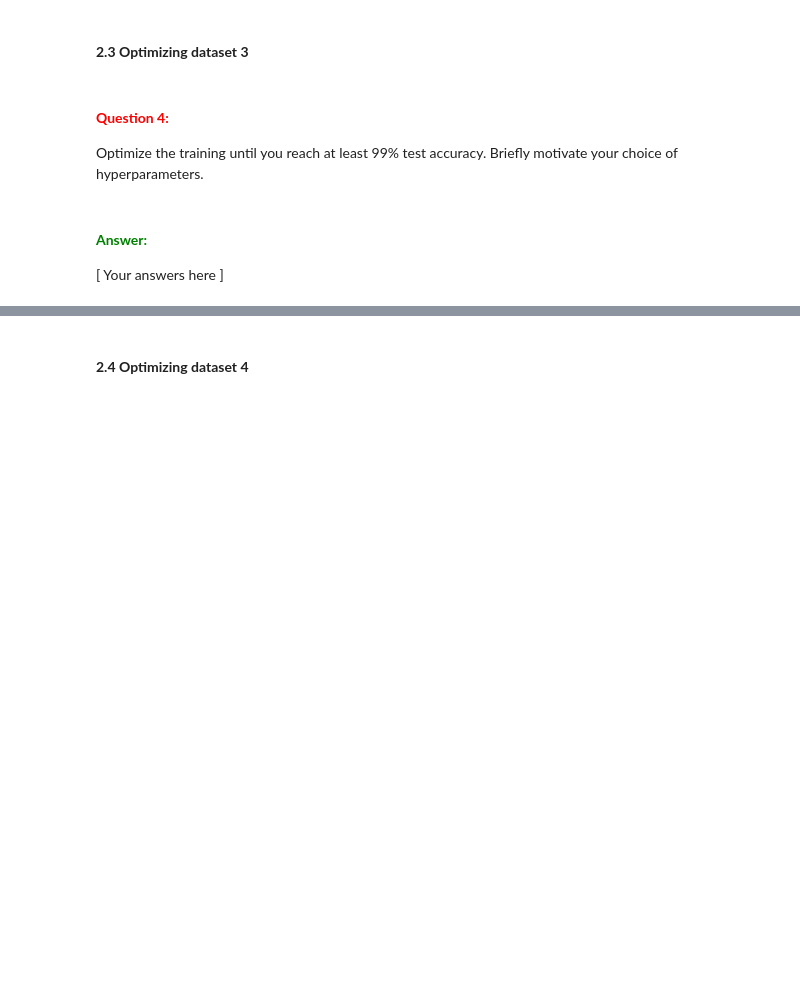
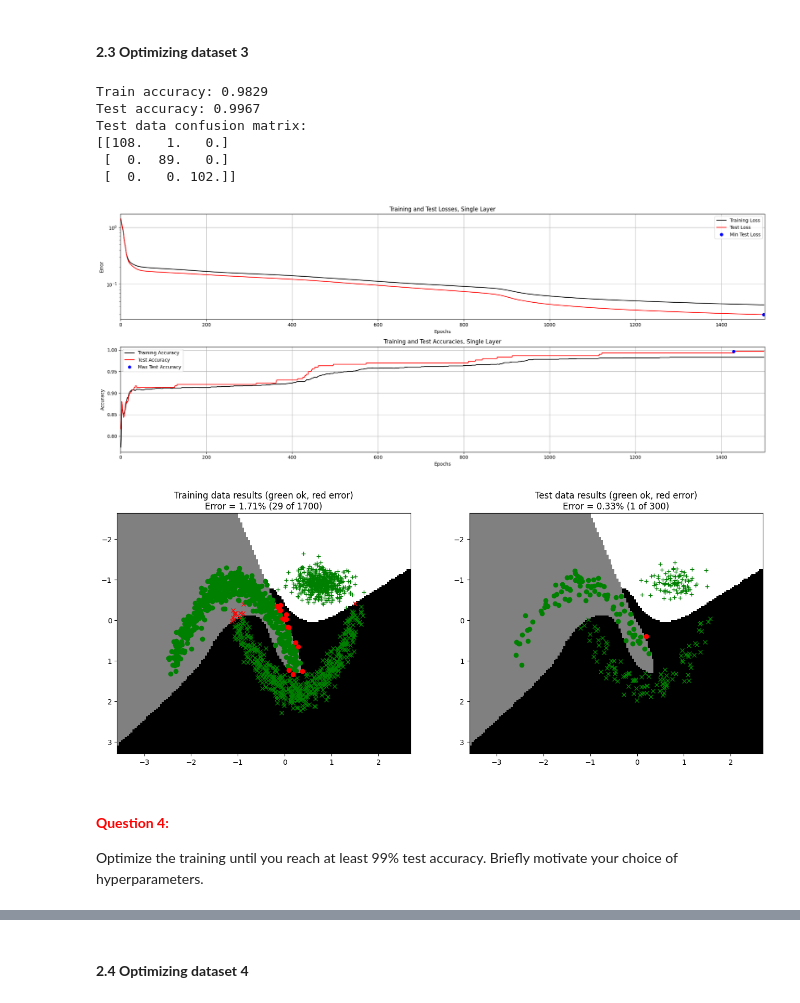
Before and after one commit to marijnkj/-D-NN, a Jupyter notebook: A1_Supervised/main3_MultiLayer.ipynb, the cells around one changed output, grey strips where cells are left out. Drawn from its saved outputs; the diff is of its cells as text; code cells hidden in the pictures; blank space fills up the shorter version.

```diff
--- a/A1_Supervised/main3_MultiLayer.ipynb
+++ b/A1_Supervised/main3_MultiLayer.ipynb
@@ -448,25 +460,32 @@ Optimize the training until you reach at least 99% test accuracy. Briefly motiva
 # %%
 # --------------------------------------------
 # === Your code here =========================
 # --------------------------------------------
-nInputs  = ???
-nClasses = ???
-nHidden  = ???
+nInputs  = 2
+nClasses = 3
+nHidden  = 9
 
-W1_0 = ???
-B1_0 = ???
-W2_0 = ???
-B2_0 = ???
+W1_0 = np.random.rand(nInputs, nHidden)
+B1_0 = np.full((1, nHidden), 1)
+# B1_0 = np.random.rand(1, nHidden)
+W2_0 = np.random.rand(nHidden, nClasses)
+B2_0 = np.full((1, nClasses), 1)
+# B2_0 = np.random.rand(1, nClasses)
 
-params = {"epochs": ???, "learningRate": ???, "normalize": False, "useTanhOutput": False}
+params = {"epochs": 1500, "learningRate": 0.35, "normalize": True, "useTanhOutput": True}
 # ============================================
 
 trainMultiLayerOnDataset(3, 0.15, W1_0, B1_0, W2_0, B2_0, params)
+# %% [output]
+Train accuracy: 0.9829
+Test accuracy: 0.9967
+Test data confusion matrix:
+[[108.   1.   0.]
+ [  0.  89.   0.]
+ [  0.   0. 102.]]
+[figure, added]
+[figure, added]
 # %% [markdown]
 #### **<span style="color:red">Question 4:</span>**
 
 Optimize the training until you reach at least 99% test accuracy. Briefly motivate your choice of hyperparameters.
-# %% [markdown]
-#### **<span style="color:green">Answer:</span>**
-
-\[ Your answers here \]
```
Also changed, not shown: parts of 10 cells of this notebook.
